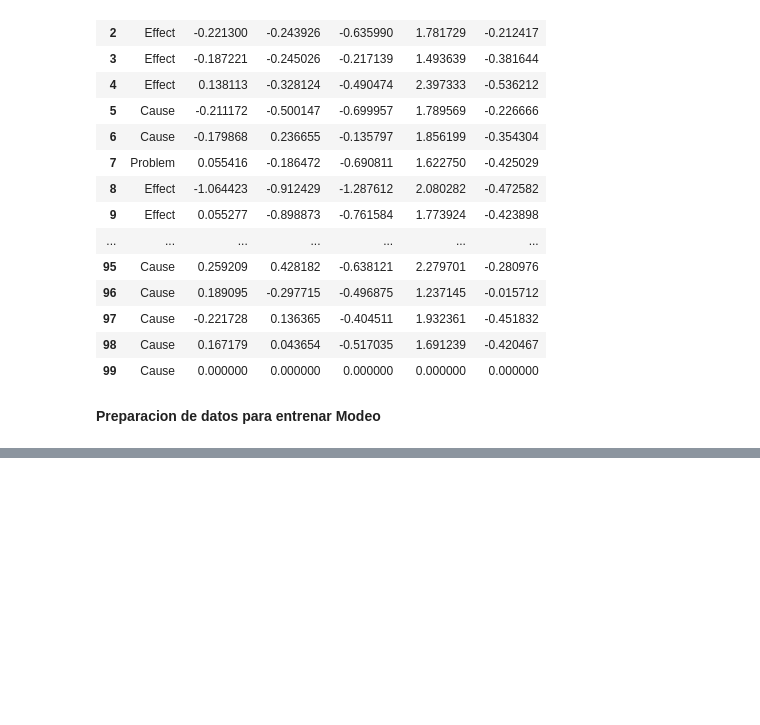
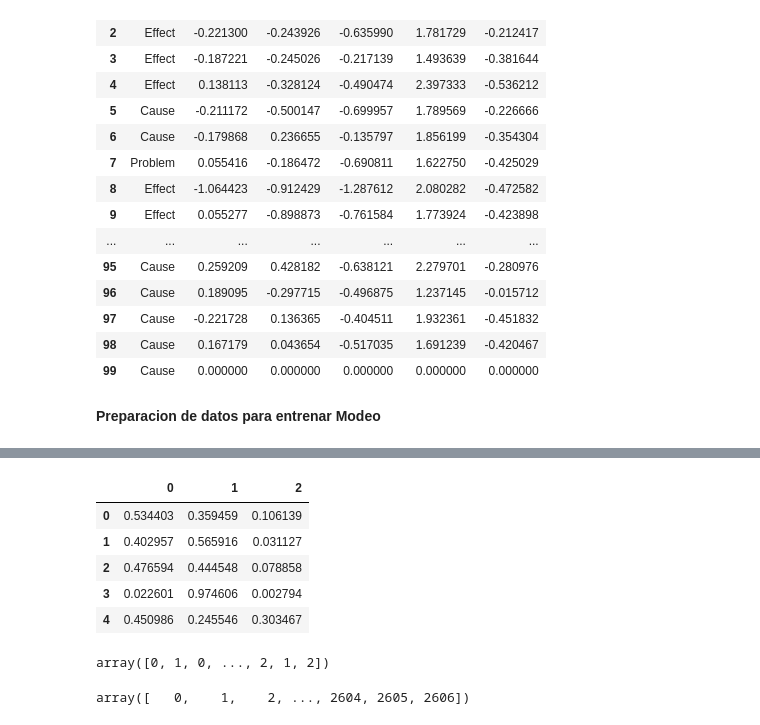
Before and after one commit to abdala9512/nlp-evaluacion-problemas-sociales, a Jupyter notebook: src/notebooks/CBOW_Evaluacion_problemas_sociales_PLN.ipynb, the cells around one changed output, grey strips where cells are left out. Saved outputs shown, nothing was run; the diff lists cells and outputs as text; code cells hidden in the pictures; blank space fills up the shorter version.

```diff
--- a/src/notebooks/CBOW_Evaluacion_problemas_sociales_PLN.ipynb
+++ b/src/notebooks/CBOW_Evaluacion_problemas_sociales_PLN.ipynb
@@ -313,0 +373,3 @@ df_cbow_final.head(100)
+# %%
+model=GRU_MODEL()
+model.summary()
@@ -313,0 +392,2 @@ df_cbow_final.head(100)
+# %%
+train_log= model.fit(X_train, y_train,epochs=400 , batch_size=16, validation_data=(X_test,y_test))
@@ -313,0 +412,2 @@ df_cbow_final.head(100)
+# %%
+test_predictions = model.predict(X_test)
@@ -313,0 +428,11 @@ df_cbow_final.head(100)
+# %%
+test_predictions=pd.DataFrame(test_predictions)
+# %%
+test_predictions.head()
+# %% [output]
+|  | 0 | 1 | 2 |
+| 0 | 0.534403 | 0.359459 | 0.106139 |
+| 1 | 0.402957 | 0.565916 | 0.031127 |
+| 2 | 0.476594 | 0.444548 | 0.078858 |
+| 3 | 0.022601 | 0.974606 | 0.002794 |
+| 4 | 0.450986 | 0.245546 | 0.303467 |
@@ -313,0 +441,8 @@ df_cbow_final.head(100)
+# %%
+test_predictions.values.argmax(1)
+# %% [output]
+array([0, 1, 0, ..., 2, 1, 2])
+# %%
+np.arange(len(test_predictions))
+# %% [output]
+array([   0,    1,    2, ..., 2604, 2605, 2606])
```
Also changed, not shown: parts of 28 cells of this notebook.
